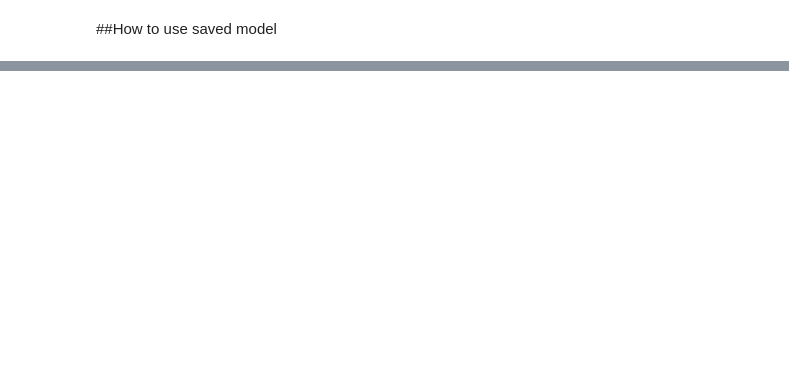
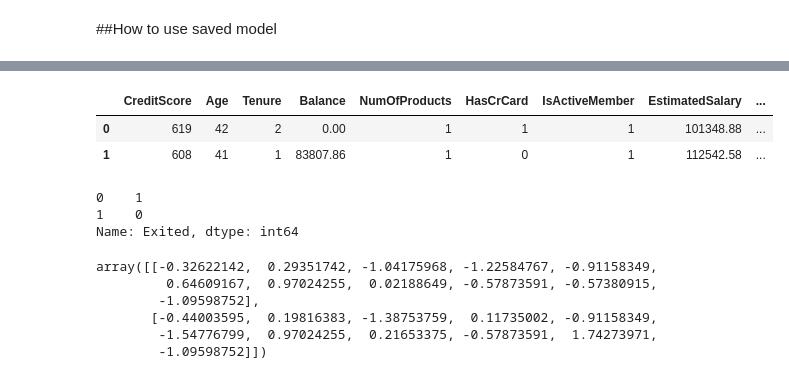
Before and after one commit to noushadkhan01/Projects, a Jupyter notebook: Deep-Learning/ANN/Classification/ANN_model_for_classification_on_Chunk_dataset_for_bank.ipynb, the cells around one changed output, grey strips where cells are left out. Cells and saved outputs as stored; diff of their text form; code cells hidden in the pictures; blank space fills up the shorter version.

```diff
--- a/Deep-Learning/ANN/Classification/ANN_model_for_classification_on_Chunk_dataset_for_bank.ipynb
+++ b/Deep-Learning/ANN/Classification/ANN_model_for_classification_on_Chunk_dataset_for_bank.ipynb
@@ -373,0 +500,22 @@ tpu run time is 360.7293882369995 seconds
+# %%
+X[:2]
+# %% [output]
+|  | CreditScore | Age | Tenure | Balance | NumOfProducts | HasCrCard | IsActiveMember | EstimatedSalary | ... |
+| 0 | 619 | 42 | 2 | 0.00 | 1 | 1 | 1 | 101348.88 | ... |
+| 1 | 608 | 41 | 1 | 83807.86 | 1 | 0 | 1 | 112542.58 | ... |
+# %%
+y[:2]
+# %% [output]
+0    1
+1    0
+Name: Exited, dtype: int64
+# %%
+X_sc = sc.fit_transform(X)
+X_sc[:2]
+# %% [output]
+array([[-0.32622142,  0.29351742, -1.04175968, -1.22584767, -0.91158349,
+         0.64609167,  0.97024255,  0.02188649, -0.57873591, -0.57380915,
+        -1.09598752],
+       [-0.44003595,  0.19816383, -1.38753759,  0.11735002, -0.91158349,
+        -1.54776799,  0.97024255,  0.21653375, -0.57873591,  1.74273971,
+        -1.09598752]])
```
Also changed, not shown: parts of 47 cells of this notebook.
